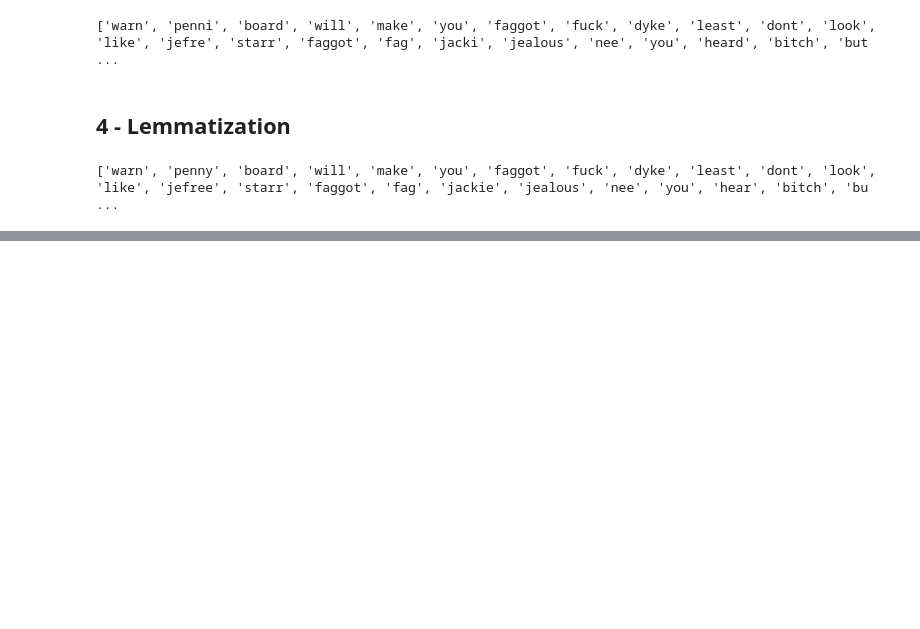
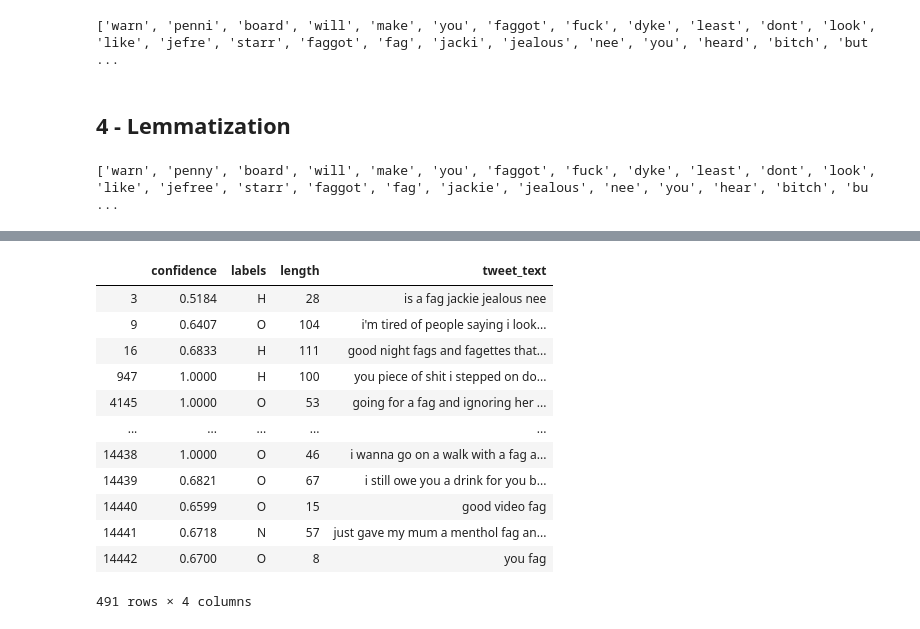
Before and after one commit to filipecard/analise-de-odio, a Jupyter notebook: Análise Descritiva Supervisionada/3 - Normalização do texto.ipynb, the cells around one changed output, grey strips where cells are left out. Saved outputs shown, nothing was run; the diff lists cells and outputs as text; code cells hidden in the pictures; blank space fills up the shorter version.

```diff
--- a/Análise Descritiva Supervisionada/3 - Normalização do texto.ipynb
+++ b/Análise Descritiva Supervisionada/3 - Normalização do texto.ipynb
@@ -90,0 +132,16 @@ print(list(filter(lambda x : len(x) > 2, word_lemm))[:25])
+# %%
+data.loc[bow.fag >= 1]
+# %% [output]
+|  | confidence | labels | length | tweet_text |
+| 3 | 0.5184 | H | 28 | is a fag jackie jealous nee |
+| 9 | 0.6407 | O | 104 | i'm tired of people saying i look... |
+| 16 | 0.6833 | H | 111 | good night fags and fagettes that... |
+| 947 | 1.0000 | H | 100 | you piece of shit i stepped on do... |
+| 4145 | 1.0000 | O | 53 | going for a fag and ignoring her ... |
+| ... | ... | ... | ... | ... |
+| 14438 | 1.0000 | O | 46 | i wanna go on a walk with a fag a... |
+| 14439 | 0.6821 | O | 67 | i still owe you a drink for you b... |
+| 14440 | 0.6599 | O | 15 | good video fag |
+| 14441 | 0.6718 | N | 57 | just gave my mum a menthol fag an... |
+| 14442 | 0.6700 | O | 8 | you fag |
+491 rows × 4 columns
```
Also changed, not shown: parts of 9 cells of this notebook, 2 other files.
